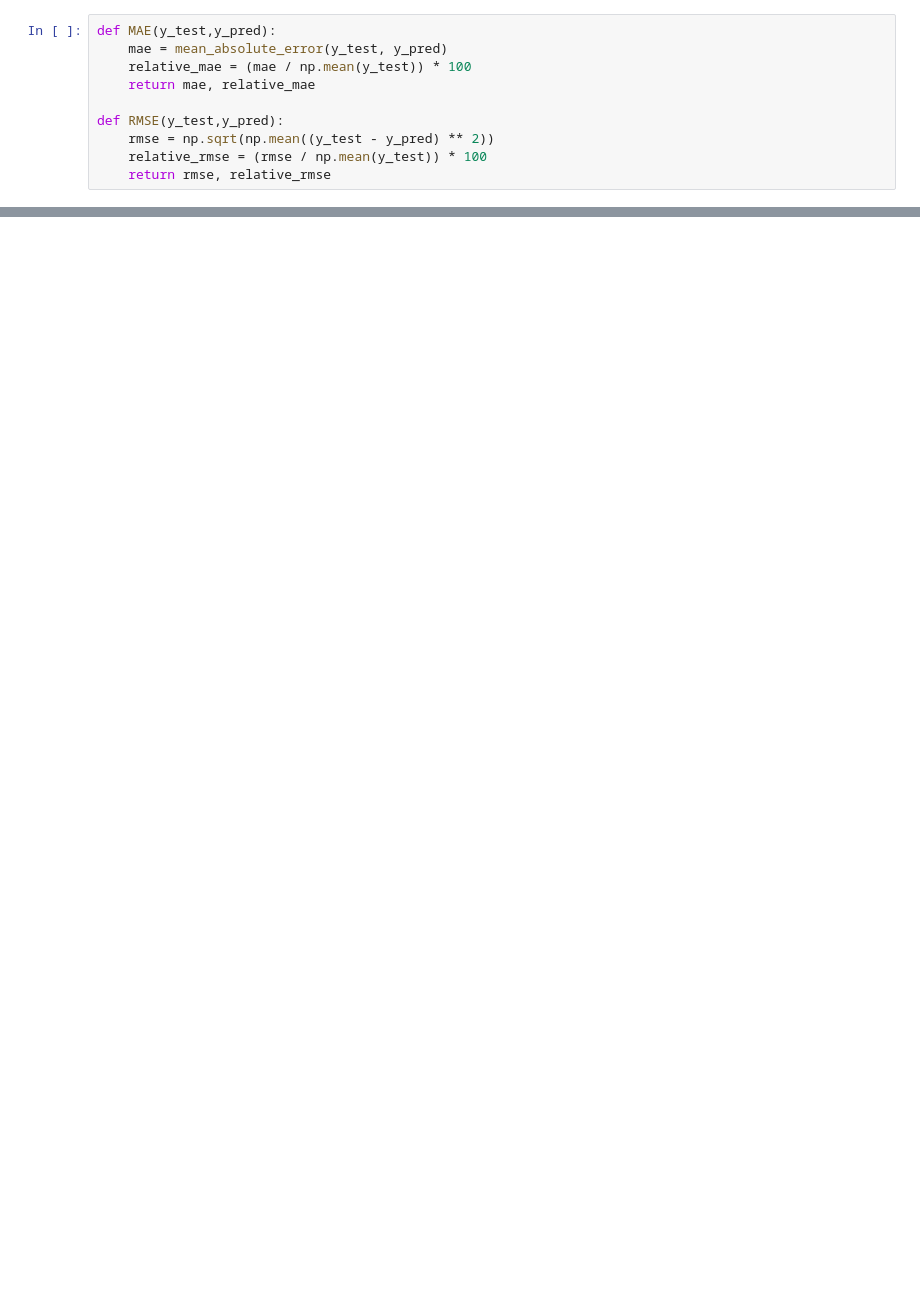
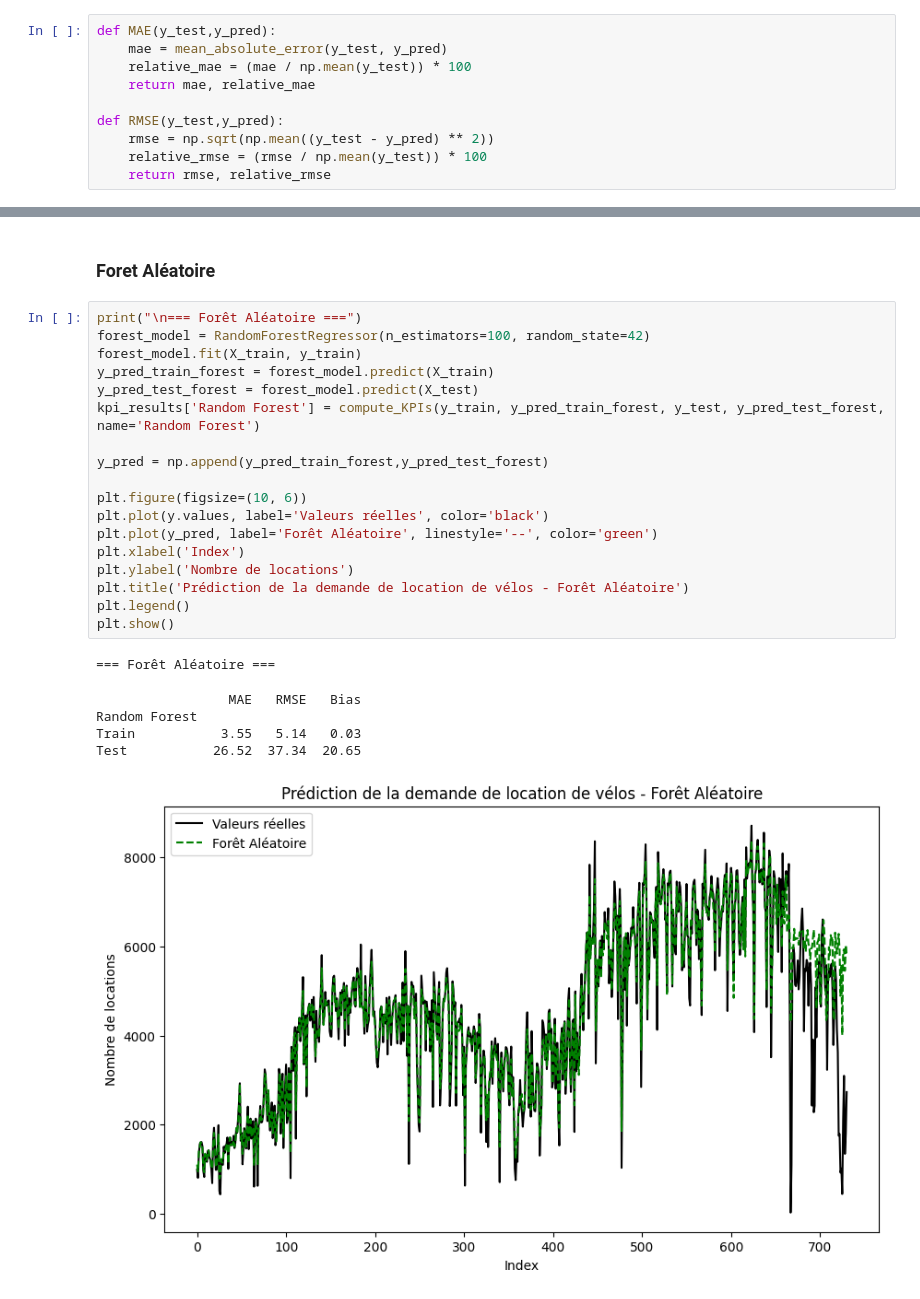
Before and after one commit to ClemRibe/ProjetML, a Jupyter notebook: ProjetML.ipynb, the cells around one changed output, grey strips where cells are left out. Saved outputs shown, nothing was run; the diff lists cells and outputs as text; blank space fills up the shorter version.

```diff
--- a/ProjetML.ipynb
+++ b/ProjetML.ipynb
@@ -595,0 +563,27 @@ print(f"Average Relative RMSE across folds: {average_relative_rmse:.2f}%")
+# %% [markdown]
+### Foret Aléatoire
+# %%
+print("\n=== Forêt Aléatoire ===")
+forest_model = RandomForestRegressor(n_estimators=100, random_state=42)
+forest_model.fit(X_train, y_train)
+y_pred_train_forest = forest_model.predict(X_train)
+y_pred_test_forest = forest_model.predict(X_test)
+kpi_results['Random Forest'] = compute_KPIs(y_train, y_pred_train_forest, y_test, y_pred_test_forest, name='Random Forest')
+
+y_pred = np.append(y_pred_train_forest,y_pred_test_forest)
+
+plt.figure(figsize=(10, 6))
+plt.plot(y.values, label='Valeurs réelles', color='black')
+plt.plot(y_pred, label='Forêt Aléatoire', linestyle='--', color='green')
+plt.xlabel('Index')
+plt.ylabel('Nombre de locations')
+plt.title('Prédiction de la demande de location de vélos - Forêt Aléatoire')
+plt.legend()
+plt.show()
+# %% [output]
+=== Forêt Aléatoire ===
+                 MAE   RMSE   Bias
+Random Forest
+Train           3.55   5.14   0.03
+Test           26.52  37.34  20.65
+[figure, added]
```
Also changed, not shown: parts of 27 cells of this notebook, 1 other file.
